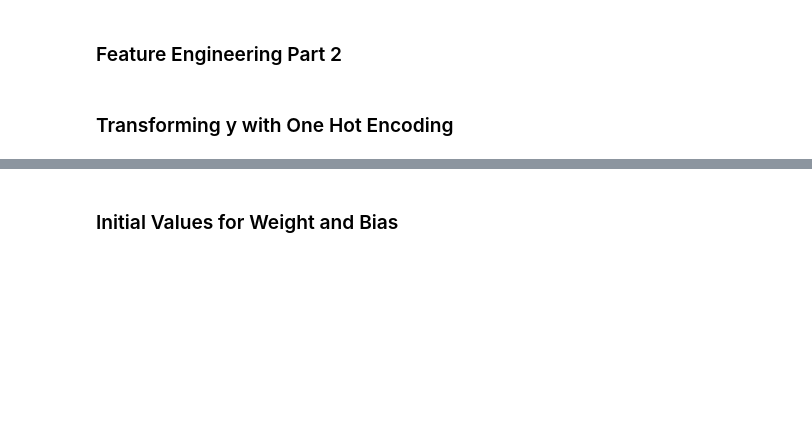
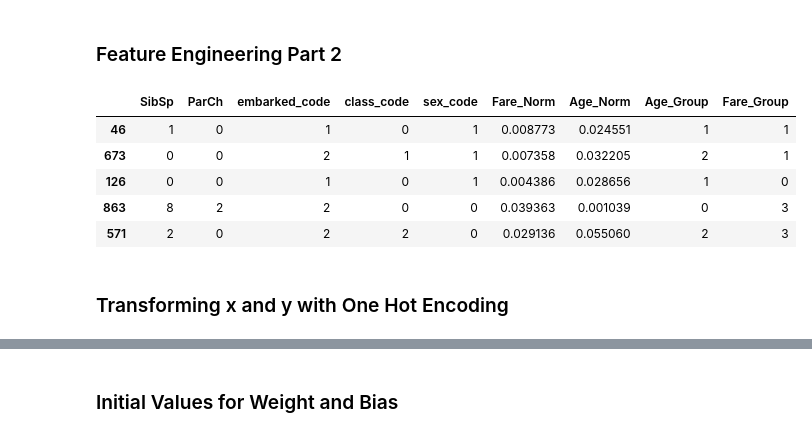
Before and after one commit to joser834/Data-Science, a Jupyter notebook: MS_DataScience/Titanic_Prediction/Titanic_Prediction_Ensemble_Learning.ipynb, the cells around one changed output, grey strips where cells are left out. Cells and saved outputs as stored; diff of their text form; code cells hidden in the pictures; blank space fills up the shorter version.

```diff
--- a/MS_DataScience/Titanic_Prediction/Titanic_Prediction_Ensemble_Learning.ipynb
+++ b/MS_DataScience/Titanic_Prediction/Titanic_Prediction_Ensemble_Learning.ipynb
@@ -828,3 +1049,12 @@ def logistic_model(epochs, lr, beta, batch, x_model, y_model, W_model, b_model,
 <img src="TB_Graph.png">
 # %% [markdown]
 ### Feature Engineering Part 2
+# %%
+X_train.head()
+# %% [output]
+|  | SibSp | ParCh | embarked_code | class_code | sex_code | Fare_Norm | Age_Norm | Age_Group | Fare_Group |
+| 46 | 1 | 0 | 1 | 0 | 1 | 0.008773 | 0.024551 | 1 | 1 |
+| 673 | 0 | 0 | 2 | 1 | 1 | 0.007358 | 0.032205 | 2 | 1 |
+| 126 | 0 | 0 | 1 | 0 | 1 | 0.004386 | 0.028656 | 1 | 0 |
+| 863 | 8 | 2 | 2 | 0 | 0 | 0.039363 | 0.001039 | 0 | 3 |
+| 571 | 2 | 0 | 2 | 2 | 0 | 0.029136 | 0.055060 | 2 | 3 |
@@ -831,3 +1065,3 @@ def logistic_model(epochs, lr, beta, batch, x_model, y_model, W_model, b_model,
 # %% [markdown]
-### Transforming y with One Hot Encoding
+### Transforming x and y with One Hot Encoding
 # %%
```
Also changed, not shown: parts of 34 cells of this notebook, 10 other files.
